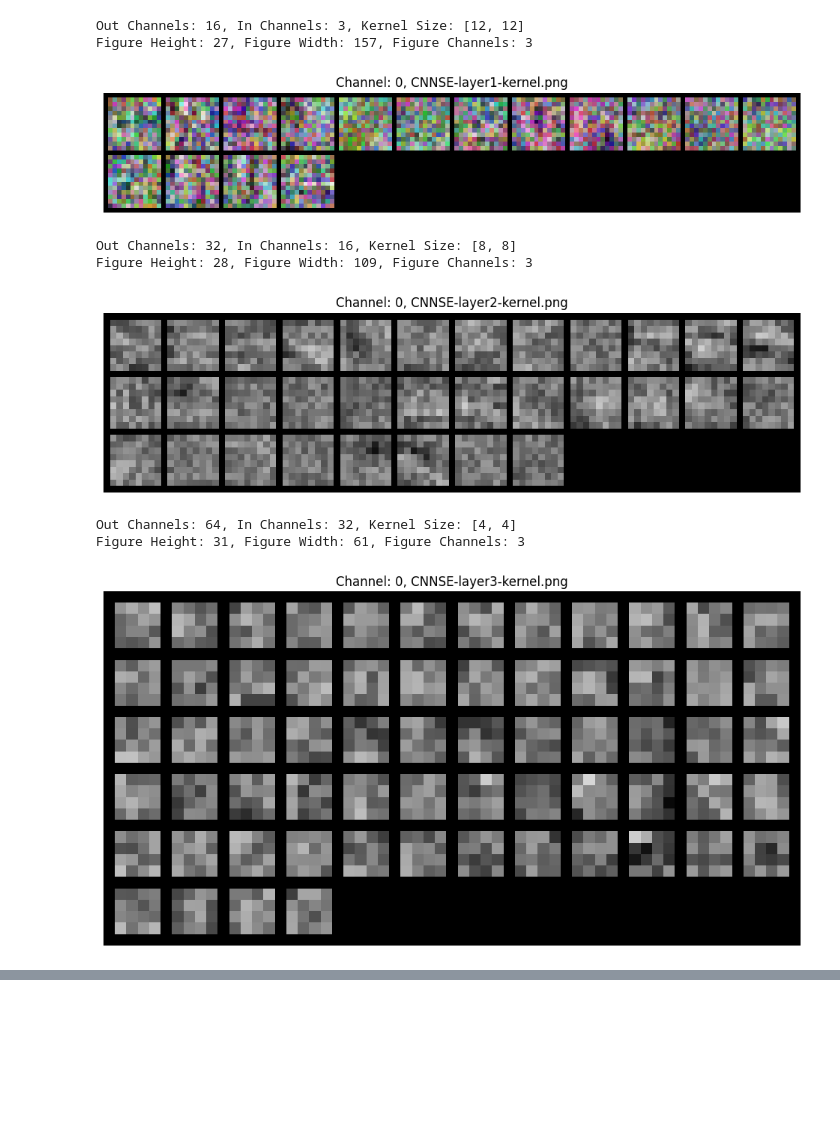
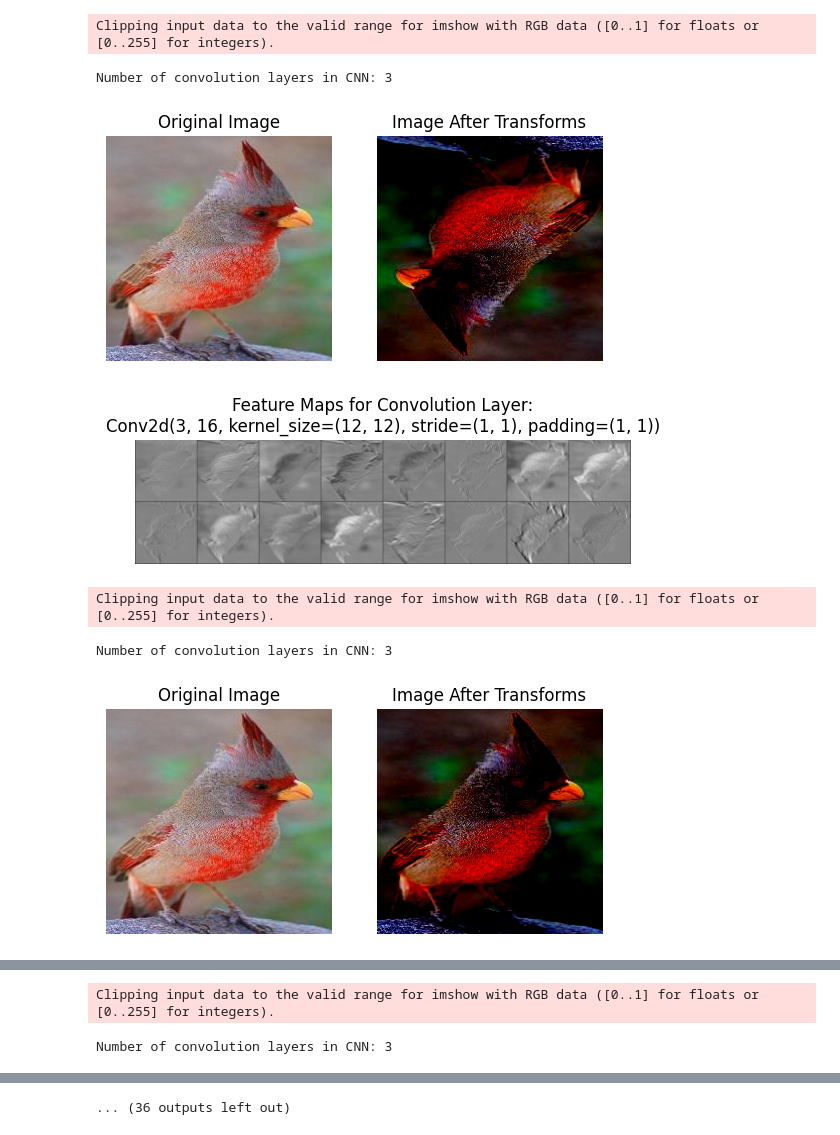
Before and after one commit to atariq11700/cs5830_finalproject, a Jupyter notebook: view-kernels.ipynb, the cells around one changed output, grey strips where cells are left out. Saved outputs shown, nothing was run; the diff lists cells and outputs as text; code cells hidden in the pictures; blank space fills up the shorter version.

```diff
--- a/view-kernels.ipynb
+++ b/view-kernels.ipynb
@@ -13 +15,25 @@ MODEL_CNN_SE_PATH = "saved-models/cnn-se.pt"
+# %%
+OUTPUT_BASE = "interpretability-images"
+
+MODEL_CNN_PATH = "saved-models/cnn.pt"
+MODEL_CNN_SE_PATH = "saved-models/cnn-se.pt"
+
+cnn: CNN = torch.load(MODEL_CNN_PATH).cpu()
+cnn_se: CNN_SE = torch.load(MODEL_CNN_SE_PATH).cpu()
+
+data_transforms = transforms.Compose([
+    transforms.RandomHorizontalFlip(),
+    transforms.RandomVerticalFlip(),
+    transforms.ColorJitter(),
+    transforms.ToTensor(),
+    transforms.Normalize(mean=[0.5, 0.5, 0.5], std=[0.5, 0.5, 0.5])
+])
+# %%
+def get_convolutions(module: torch.nn.Module) -> list[torch.nn.Conv2d]:
+    convolution_layers = []
+    for module_layer in module.children():
+        if type(module_layer) == torch.nn.Conv2d:
+            convolution_layers.append(module_layer)
+
+    return convolution_layers
 # %%
@@ -58,15 +72,0 @@ Figure Height: 31, Figure Width: 61, Figure Channels: 3
-# %%
-model: CNN_SE = torch.load(MODEL_CNN_SE_PATH)
-view_kernels(model.conv1.weight.detach().clone().cpu(), "CNNSE-layer1-kernel.png")
-view_kernels(model.conv2.weight.detach().clone().cpu(), "CNNSE-layer2-kernel.png")
-view_kernels(model.conv3.weight.detach().clone().cpu(), "CNNSE-layer3-kernel.png")
-# %% [output]
-Out Channels: 16, In Channels: 3, Kernel Size: [12, 12]
-Figure Height: 27, Figure Width: 157, Figure Channels: 3
-[figure, removed]
-Out Channels: 32, In Channels: 16, Kernel Size: [8, 8]
-Figure Height: 28, Figure Width: 109, Figure Channels: 3
-[figure, removed]
-Out Channels: 64, In Channels: 32, Kernel Size: [4, 4]
-Figure Height: 31, Figure Width: 61, Figure Channels: 3
-[figure, removed]
@@ -72,0 +114,24 @@ Figure Height: 31, Figure Width: 61, Figure Channels: 3
+# %%
+view_feature_map(cnn, "preprocessed-data/images/Cardinalis Sinuatus/11405.jpg", layer=0)
+view_feature_map(cnn, "preprocessed-data/images/Cardinalis Sinuatus/11405.jpg", layer=1)
+view_feature_map(cnn, "preprocessed-data/images/Cardinalis Sinuatus/11405.jpg", layer=2)
+
+view_feature_map(cnn, "preprocessed-data/images/A380/00840.jpg", layer=0)
+view_feature_map(cnn, "preprocessed-data/images/A380/00840.jpg", layer=1)
+view_feature_map(cnn, "preprocessed-data/images/A380/00840.jpg", layer=2)
+
+view_feature_map(cnn_se, "preprocessed-data/images/Cardinalis Sinuatus/11405.jpg", layer=0)
+view_feature_map(cnn_se, "preprocessed-data/images/Cardinalis Sinuatus/11405.jpg", layer=1)
+view_feature_map(cnn_se, "preprocessed-data/images/Cardinalis Sinuatus/11405.jpg", layer=2)
+
+view_feature_map(cnn_se, "preprocessed-data/images/A380/00840.jpg", layer=0)
+view_feature_map(cnn_se, "preprocessed-data/images/A380/00840.jpg", layer=1)
+view_feature_map(cnn_se, "preprocessed-data/images/A380/00840.jpg", layer=2)
+# %% [output]
+Clipping input data to the valid range for imshow with RGB data ([0..1] for floats or [0..255] for integers).
+Number of convolution layers in CNN: 3
+[figure, added]
+[figure, added]
+Clipping input data to the valid range for imshow with RGB data ([0..1] for floats or [0..255] for integers).
+Number of convolution layers in CNN: 3
+[figure, added]
@@ -72,0 +139,2 @@ Figure Height: 31, Figure Width: 61, Figure Channels: 3
+Clipping input data to the valid range for imshow with RGB data ([0..1] for floats or [0..255] for integers).
+Number of convolution layers in CNN: 3
@@ -72,0 +143 @@ Figure Height: 31, Figure Width: 61, Figure Channels: 3
+... (36 outputs left out)
```
Also changed, not shown: parts of 7 cells of this notebook.
